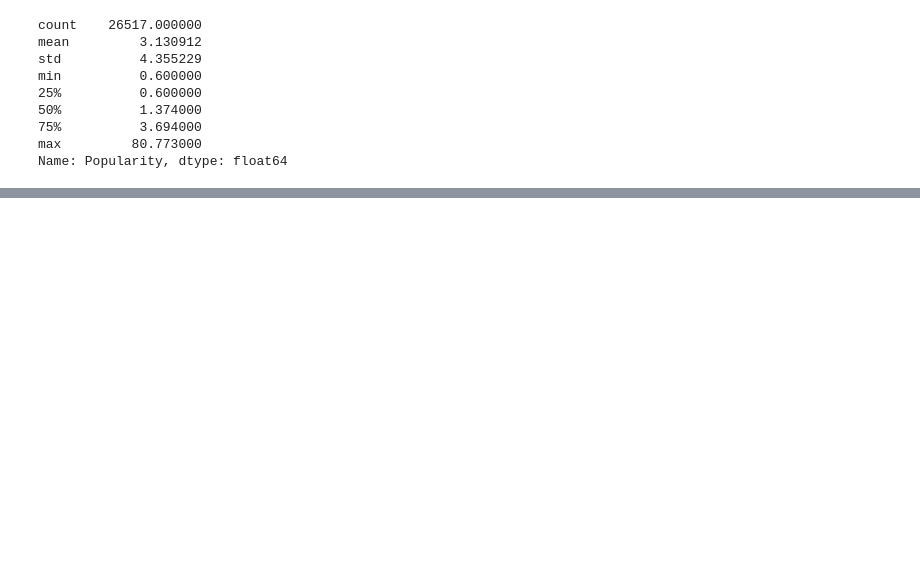
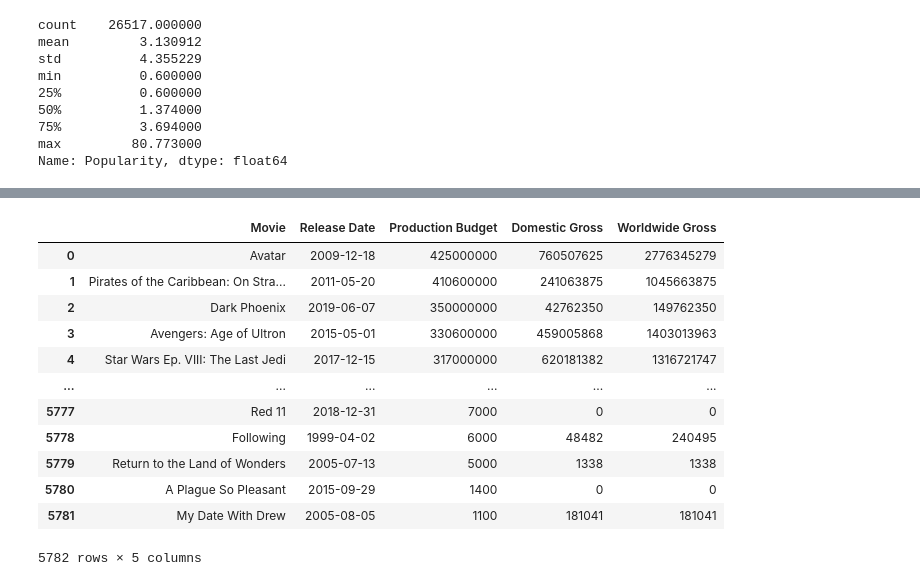
Before and after one commit to Ivan3864/Microsoft-Movie-Studio-Analysis, a Jupyter notebook: insight.ipynb, the cells around one changed output, grey strips where cells are left out. Drawn from its saved outputs; the diff is of its cells as text; code cells hidden in the pictures; blank space fills up the shorter version.

Commit message:
Complete data cleaning of dataset3

```diff
--- a/insight.ipynb
+++ b/insight.ipynb
@@ -357,0 +380,35 @@ Name: Popularity, dtype: float64
+# %%
+#Converting 'release_date' to DateTime:
+dataset3['release_date'] = pd.to_datetime(dataset3['release_date'])
+# %%
+#Dropping columns
+dataset3 = dataset3.drop('id', axis=1)
+# %%
+#Re-arranging the columns
+dataset3 = dataset3[['movie', 'release_date', 'production_budget', 'domestic_gross', 'worldwide_gross']]
+# %%
+#Renaming the column names
+dataset3 = dataset3.rename(columns={
+    'movie': 'Movie',
+    'release_date': 'Release Date',
+    'production_budget': 'Production Budget',
+    'domestic_gross': 'Domestic Gross',
+    'worldwide_gross': 'Worldwide Gross'
+})
+# %%
+#Previewing the cleaned dataset
+dataset3
+# %% [output]
+|  | Movie | Release Date | Production Budget | Domestic Gross | Worldwide Gross |
+| 0 | Avatar | 2009-12-18 | 425000000 | 760507625 | 2776345279 |
+| 1 | Pirates of the Caribbean: On Stra... | 2011-05-20 | 410600000 | 241063875 | 1045663875 |
+| 2 | Dark Phoenix | 2019-06-07 | 350000000 | 42762350 | 149762350 |
+| 3 | Avengers: Age of Ultron | 2015-05-01 | 330600000 | 459005868 | 1403013963 |
+| 4 | Star Wars Ep. VIII: The Last Jedi | 2017-12-15 | 317000000 | 620181382 | 1316721747 |
+| ... | ... | ... | ... | ... | ... |
+| 5777 | Red 11 | 2018-12-31 | 7000 | 0 | 0 |
+| 5778 | Following | 1999-04-02 | 6000 | 48482 | 240495 |
+| 5779 | Return to the Land of Wonders | 2005-07-13 | 5000 | 1338 | 1338 |
+| 5780 | A Plague So Pleasant | 2015-09-29 | 1400 | 0 | 0 |
+| 5781 | My Date With Drew | 2005-08-05 | 1100 | 181041 | 181041 |
+5782 rows × 5 columns
```
Also changed, not shown: parts of 9 cells of this notebook.
